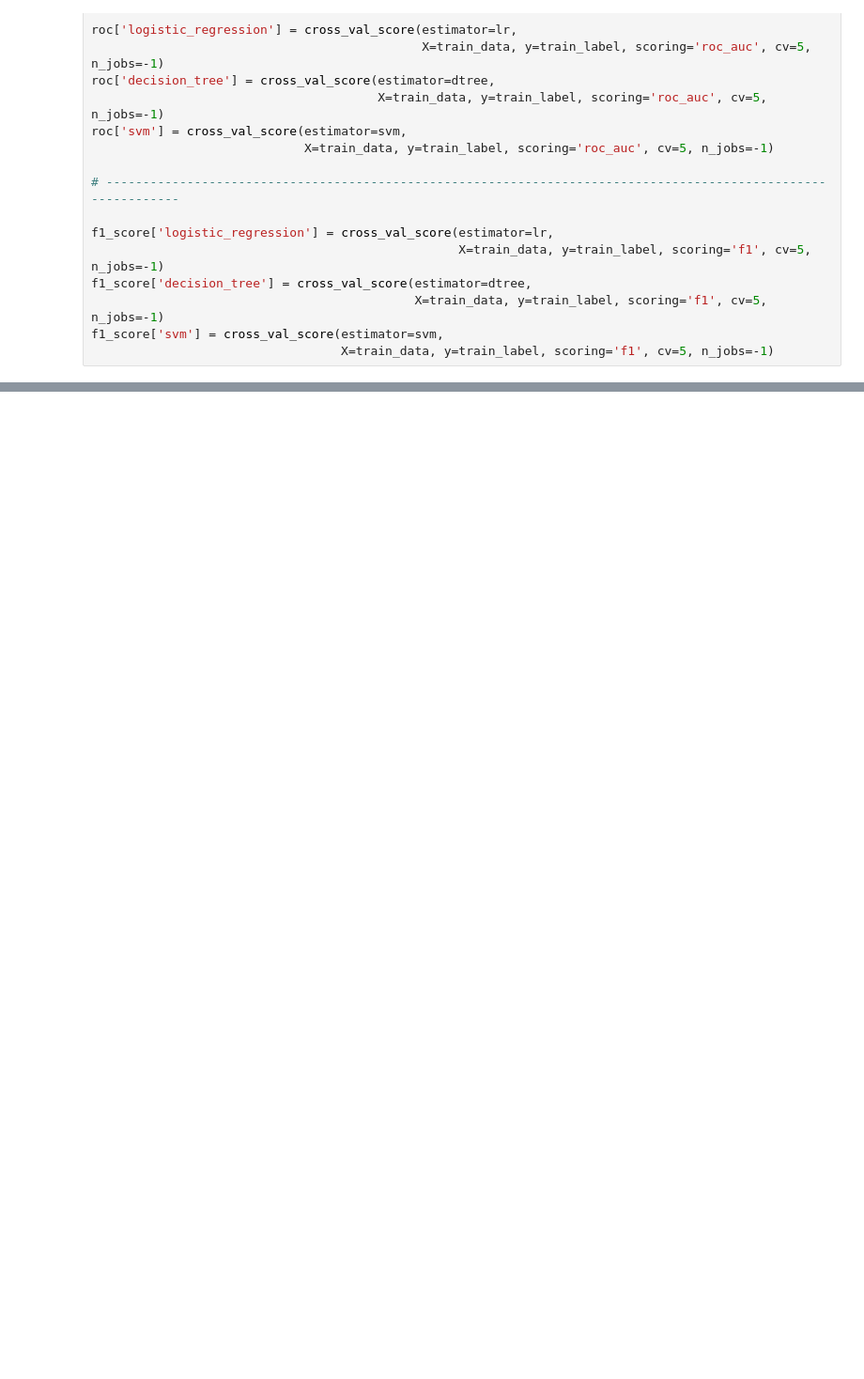
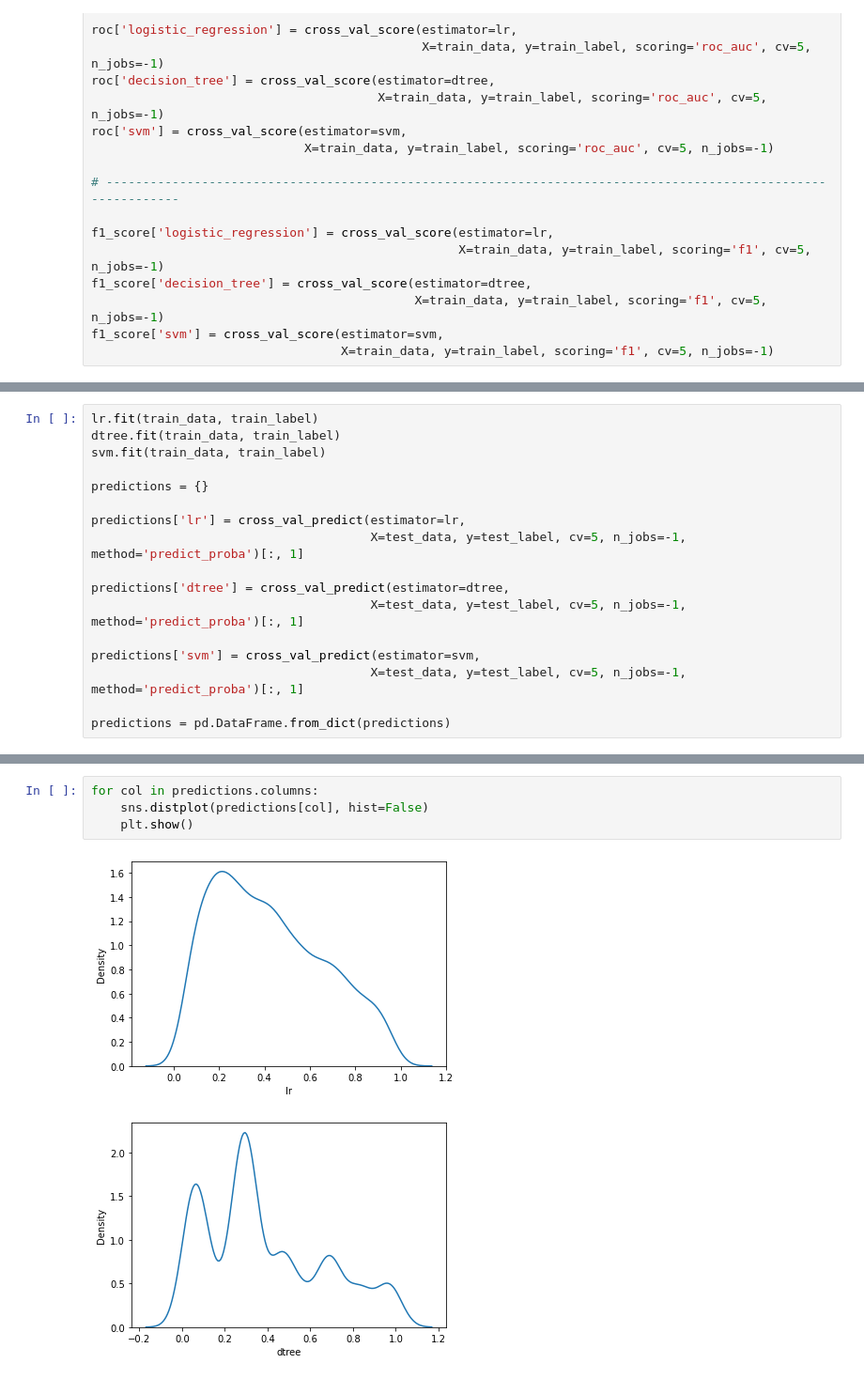
Before and after one commit to stivenlopezg/class-acamica, a Jupyter notebook: notebooks/ensamble_methods.ipynb, the cells around one changed output, grey strips where cells are left out. Shown at 94% size. Drawn from its saved outputs; the diff is of its cells as text; blank space fills up the shorter version.

```diff
--- a/notebooks/ensamble_methods.ipynb
+++ b/notebooks/ensamble_methods.ipynb
@@ -85,0 +112,17 @@ f1_score['svm'] = cross_val_score(estimator=svm,
+# %%
+lr.fit(train_data, train_label)
+dtree.fit(train_data, train_label)
+svm.fit(train_data, train_label)
+
+predictions = {}
+
+predictions['lr'] = cross_val_predict(estimator=lr,
+                                      X=test_data, y=test_label, cv=5, n_jobs=-1, method='predict_proba')[:, 1]
+
+predictions['dtree'] = cross_val_predict(estimator=dtree,
+                                      X=test_data, y=test_label, cv=5, n_jobs=-1, method='predict_proba')[:, 1]
+
+predictions['svm'] = cross_val_predict(estimator=svm,
+                                      X=test_data, y=test_label, cv=5, n_jobs=-1, method='predict_proba')[:, 1]
+
+predictions = pd.DataFrame.from_dict(predictions)
@@ -85,0 +145,7 @@ f1_score['svm'] = cross_val_score(estimator=svm,
+# %%
+for col in predictions.columns:
+    sns.distplot(predictions[col], hist=False)
+    plt.show()
+# %% [output]
+[figure, added]
+[figure, added]
```
Also changed, not shown: parts of 15 cells of this notebook.
